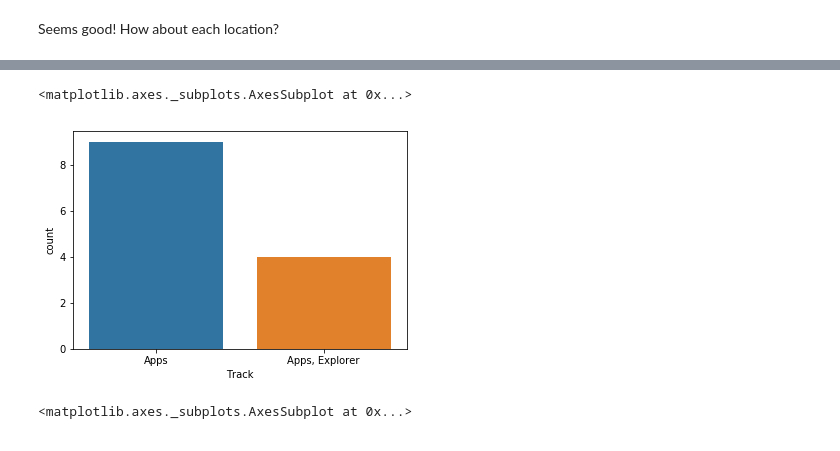
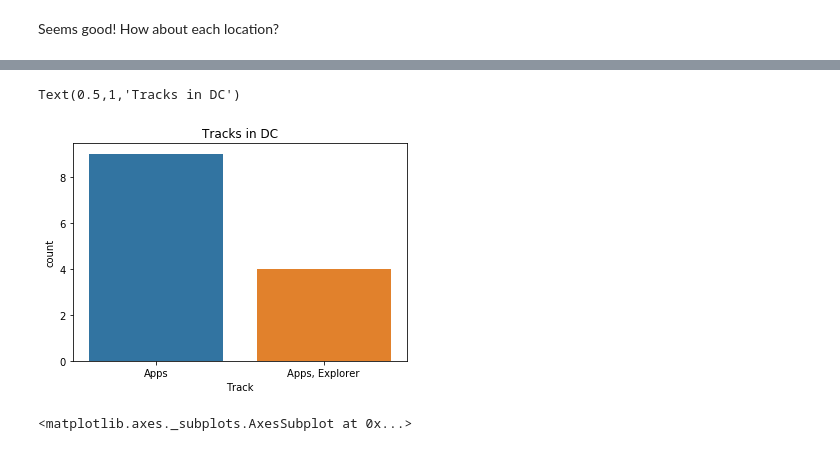
Before and after one commit to mikinomura/DS-1.1-Data-Analysis, a Jupyter notebook: MyWorks/Summer-Academy-NPS-Project.ipynb, the cells around one changed output, grey strips where cells are left out. Drawn from its saved outputs; the diff is of its cells as text; code cells hidden in the pictures.

```diff
--- a/MyWorks/Summer-Academy-NPS-Project.ipynb
+++ b/MyWorks/Summer-Academy-NPS-Project.ipynb
@@ -218,9 +211,9 @@ sb.countplot(x="Schedule Pacing", data=df_dc[df_dc["Week"] == "Week 1"])
 # %%
 # Track in Washington Dc
-sb.countplot(x="Track", data=df_dc[df_dc["Week"] == "Week 1"])
+sb.countplot(x="Track", data=df_dc[df_dc["Week"] == "Week 1"]).set_title("Tracks in DC")
 # %% [output]
-<matplotlib.axes._subplots.AxesSubplot at 0x...>
+Text(0.5,1,'Tracks in DC')
-[figure, old version]
+[figure, new version]
 # %%
 # Submissions in each location
 fig, ax = plt.subplots(figsize=(15,7))
```
Also changed, not shown: parts of 17 cells of this notebook, 1 other file.
